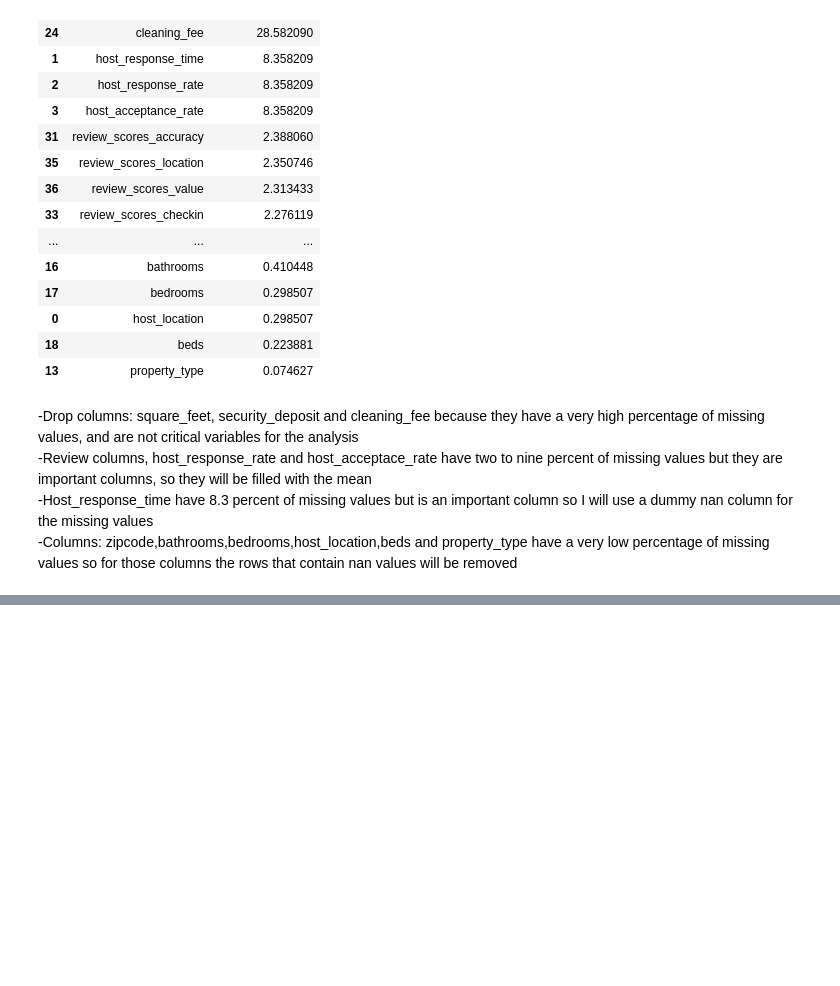
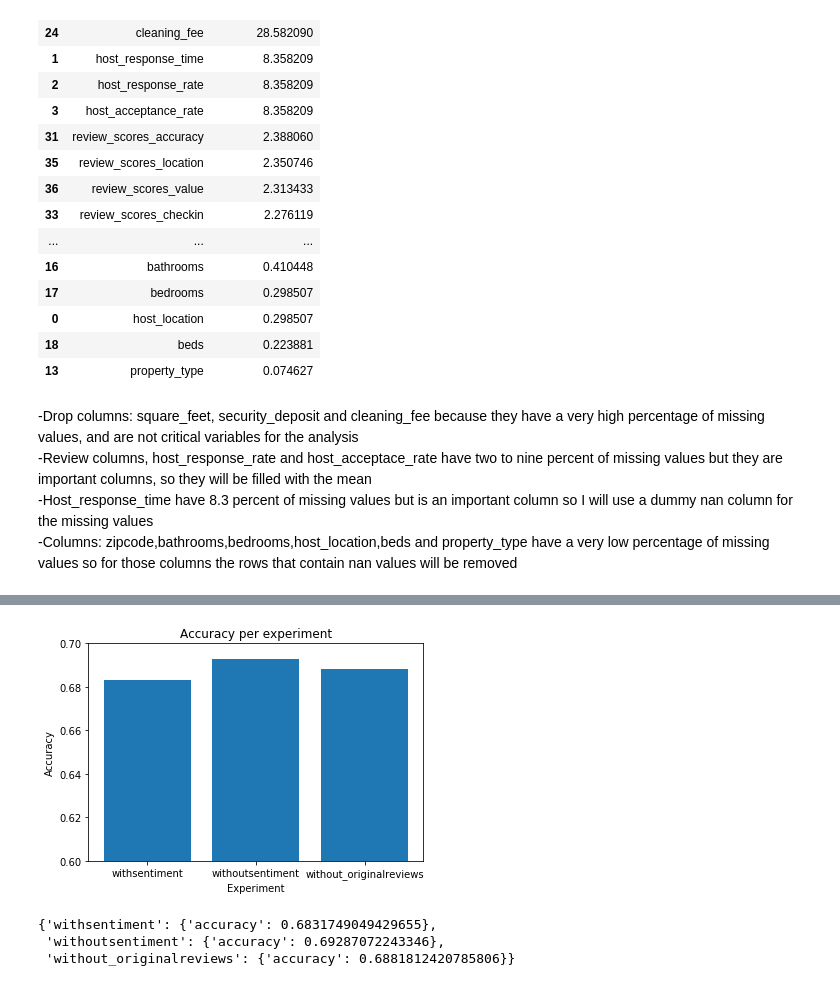
Before and after one commit to jordiagv/project1_datascientist_nanodegree, a Jupyter notebook: final_final_integrate.ipynb, the cells around one changed output, grey strips where cells are left out. Drawn from its saved outputs; the diff is of its cells as text; code cells hidden in the pictures; blank space fills up the shorter version.

```diff
--- a/final_final_integrate.ipynb
+++ b/final_final_integrate.ipynb
@@ -485,0 +445,25 @@ feature_importance = pd.Series(rfc.feature_importances_,index=list(x.columns)).s
+# %%
+# Select coordinates as location variables
+df_withsentiment = df.drop(['zipcode','neighbourhood_cleansed'],axis=1)
+#
+df_withoutsentiment = df.drop(['reviews_sentiment_positive', 'reviews_sentiment_negative','reviews_sentiment_neutral',
+                               'reviews_sentiment_mixed','number_sentiment_reviews','zipcode','neighbourhood_cleansed'],axis=1)
+#
+df_without_originalreviews = df.drop(['number_of_reviews','review_scores_rating','review_scores_accuracy','review_scores_cleanliness',
+                                      'review_scores_checkin','review_scores_communication','review_scores_location',
+                                      'review_scores_value','zipcode','neighbourhood_cleansed'],axis=1)
+# %%
+sentiment_experiment = {'withsentiment':df_withsentiment,'withoutsentiment':df_withoutsentiment,
+                             'without_originalreviews':df_without_originalreviews}
+# %%
+sentiment_experiment = dummi_variables_multipledfs(sentiment_experiment)
+# %%
+sentiment_experiment_results = experiment_randomforestclassifier(sentiment_experiment,40)
+# %% [output]
+[figure, added]
+# %%
+sentiment_experiment_results
+# %% [output]
+{'withsentiment': {'accuracy': 0.6831749049429655},
+ 'withoutsentiment': {'accuracy': 0.69287072243346},
+ 'without_originalreviews': {'accuracy': 0.6881812420785806}}
```
Also changed, not shown: parts of 62 cells of this notebook, 15 other files.
